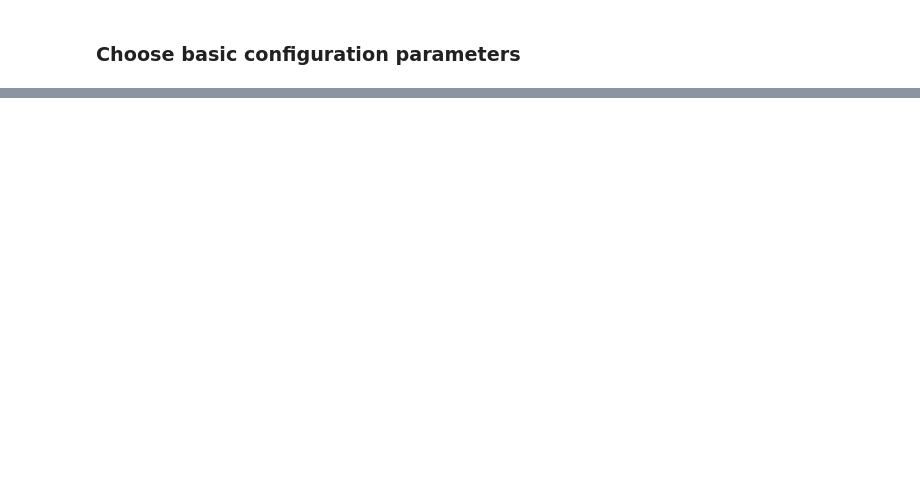
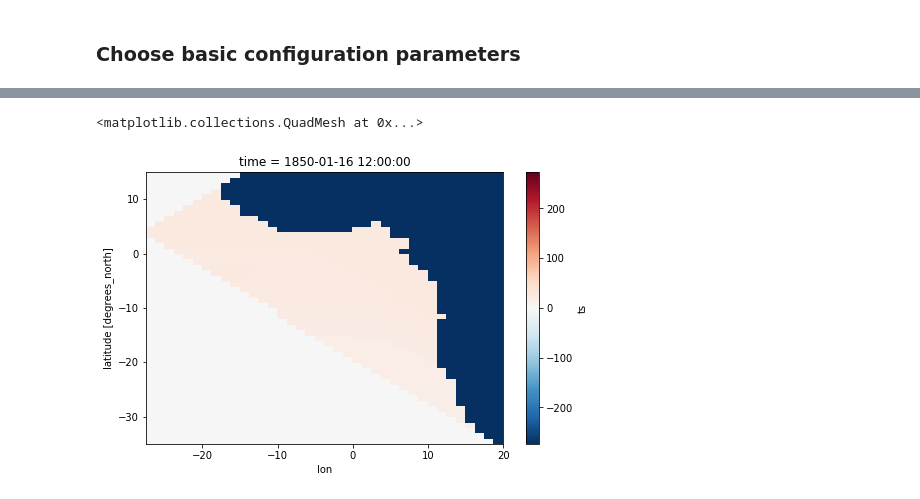
Before and after one commit to rebeccaherman1/MMM_Analysis, a Jupyter notebook: Download2NetCDF.ipynb, the cells around one changed output, grey strips where cells are left out. Drawn from its saved outputs; the diff is of its cells as text; code cells hidden in the pictures; blank space fills up the shorter version.

```diff
--- a/Download2NetCDF.ipynb
+++ b/Download2NetCDF.ipynb
@@ -423,0 +465,2 @@ ds.ts[0].plot()
+# %%
+ds0['lon'] = (ds0.lon+180)%360-180
@@ -424,3 +487,15 @@ ds.ts[0].plot()
+# %%
+from matplotlib import pyplot as plt
+%matplotlib inline
+plt.rcParams['figure.figsize'] = (8,5)
+masked = ds0*xr.ones_like(ds0)*ls_mask
+masked = masked.isel({'lat': (masked.lat>-35)*(masked.lat<15),'lon': (masked.lon>-28)*(masked.lon<20)})
+masked['ts'] = masked['ts'] - 273
+new_mask = (masked.lat>4)*(6*masked.lat - 5*masked.lon <164) + (masked.lat<4)*(6*masked.lat + 5*masked.lon > -116)
+(masked*xr.ones_like(masked)*new_mask).ts[0].sortby(masked.lon).plot()
+# %% [output]
+<matplotlib.collections.QuadMesh at 0x...>
+[figure, added]
 # %%
 Sm
 # %%
```
Also changed, not shown: parts of 9 cells of this notebook, 2 other files.
